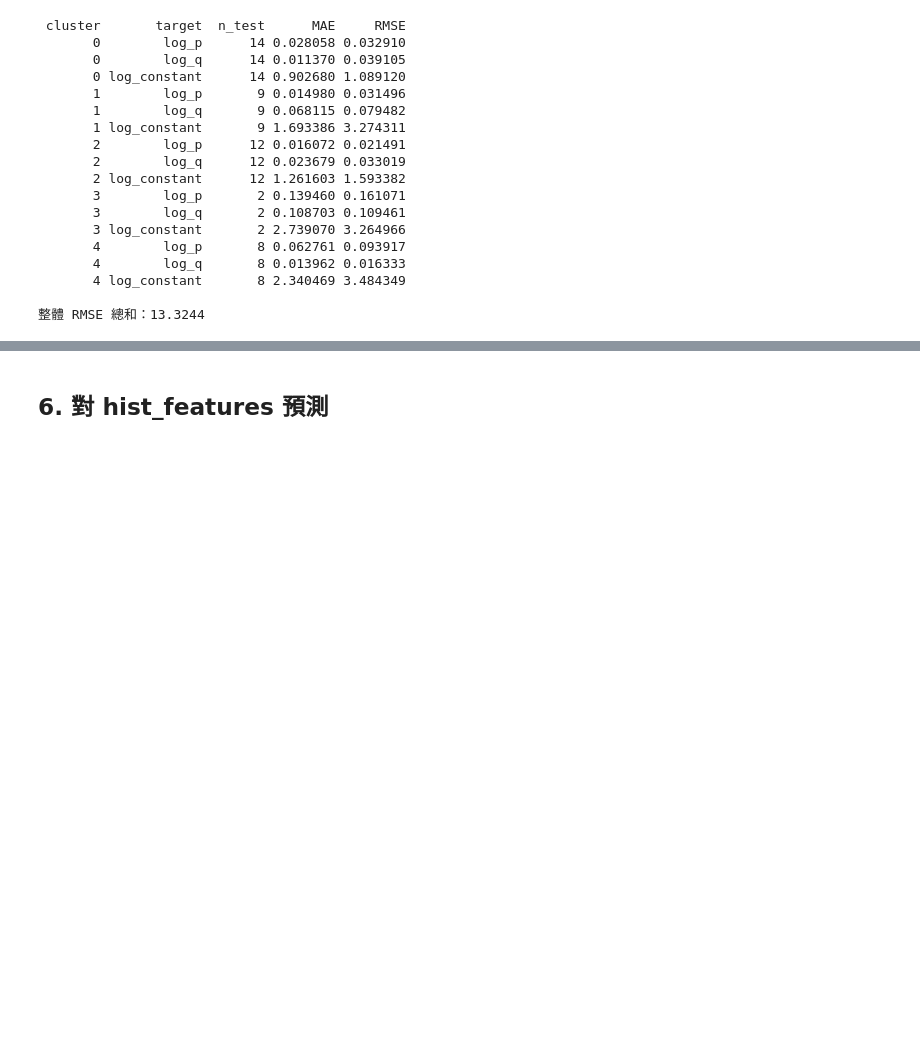
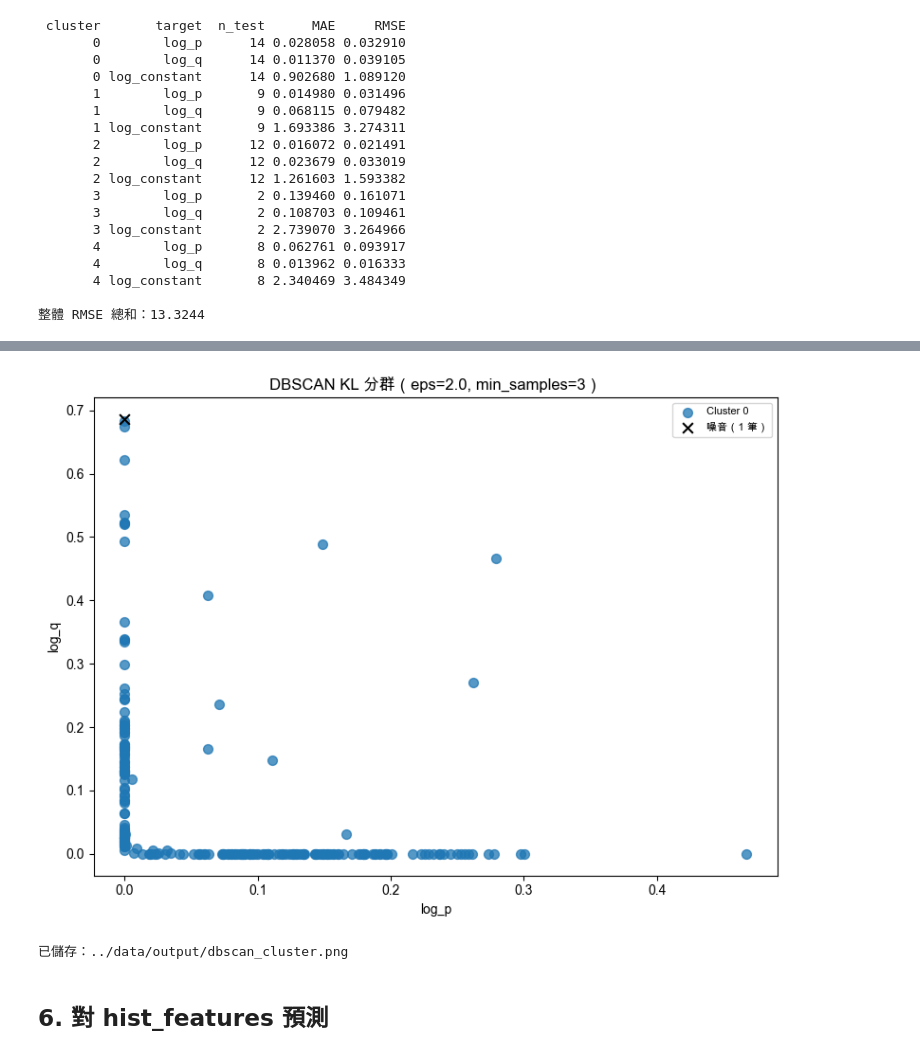
Before and after one commit to jocelyn-chenn/data_augmentation, a Jupyter notebook: notebooks/step3_augmentation.ipynb, the cells around one changed output, grey strips where cells are left out. Cells and saved outputs as stored; diff of their text form; code cells hidden in the pictures; blank space fills up the shorter version.

```diff
--- a/notebooks/step3_augmentation.ipynb
+++ b/notebooks/step3_augmentation.ipynb
@@ -234,0 +547,64 @@ print(f'\n整體 RMSE 總和：{eval_df["RMSE"].sum():.4f}')
+# %%
+from sklearn.cluster import DBSCAN
+
+eps_list    = [0.3, 0.5, 1.0, 2.0]
+dbscan_results = {}
+
+# ── 1. 試四個 eps，印群數和每群大小 ──
+print('=== DBSCAN 各 eps 結果 ===')
+for eps in eps_list:
+    labels = DBSCAN(metric='precomputed', eps=eps, min_samples=3).fit_predict(dist_mat)
+    counts = pd.Series(labels).value_counts().sort_index()
+    n_clusters = int((labels >= 0).any() and labels.max() + 1)
+    n_noise    = int((labels == -1).sum())
+    print(f'\neps={eps}  →  cluster 數={n_clusters}，噪音點={n_noise}')
+    for lbl, cnt in counts.items():
+        name = f'Cluster {lbl}' if lbl >= 0 else '噪音（-1）'
+        print(f'  {name}: {cnt} 筆')
+    dbscan_results[eps] = labels
+
+# ── 2. 自動選 eps：有 ≥2 群且噪音最少 ──
+best_eps = None
+best_score = (-1, float('inf'))   # (n_clusters, n_noise)
+
+for eps, labels in dbscan_results.items():
+    n_clusters = int(labels.max()) + 1 if labels.max() >= 0 else 0
+    n_noise    = int((labels == -1).sum())
+    if n_clusters >= 2:
+        if n_clusters > best_score[0] or (
+                n_clusters == best_score[0] and n_noise < best_score[1]):
+            best_score = (n_clusters, n_noise)
+            best_eps   = eps
+
+if best_eps is None:          # 所有 eps 都只有 1 群或全噪音，取最大 eps
+    best_eps = max(eps_list)
+
+best_labels = dbscan_results[best_eps]
+print(f'\n選定 eps = {best_eps}（cluster 數={best_score[0]}，噪音={best_score[1]}）')
+
+# ── 3. 散點圖：顏色代表 cluster，噪音點用黑色 × ──
+unique_clusters = sorted(set(best_labels) - {-1})
+cmap_db = plt.cm.get_cmap('tab10', max(len(unique_clusters), 1))
+
+fig, ax = plt.subplots(figsize=(8, 6))
+for c in unique_clusters:
+    mask_c = best_labels == c
+    ax.scatter(df_kl.loc[mask_c, 'log_p'], df_kl.loc[mask_c, 'log_q'],
+               color=cmap_db(c), alpha=0.75, s=50, label=f'Cluster {c}')
+
+noise_mask = best_labels == -1
+if noise_mask.sum() > 0:
+    ax.scatter(df_kl.loc[noise_mask, 'log_p'], df_kl.loc[noise_mask, 'log_q'],
+               c='black', marker='x', s=60, linewidths=1.5,
+               zorder=5, label=f'噪音（{noise_mask.sum()} 筆）')
+
+ax.set_xlabel('log_p')
+ax.set_ylabel('log_q')
+ax.set_title(f'DBSCAN KL 分群（eps={best_eps}, min_samples=3）')
+ax.legend(fontsize=8)
+plt.tight_layout()
+db_path = OUTPUT / 'dbscan_cluster.png'
+plt.savefig(db_path, dpi=150)
+plt.show()
+print(f'已儲存：{db_path}')
+# %% [output]
@@ -235,3 +630,5 @@ print(f'\n整體 RMSE 總和：{eval_df["RMSE"].sum():.4f}')
+[figure, added]
+已儲存：../data/output/dbscan_cluster.png
 # %% [markdown]
 ## 6. 對 hist_features 預測
 # %%
```
Also changed, not shown: parts of 5 cells of this notebook, 4 other files.
